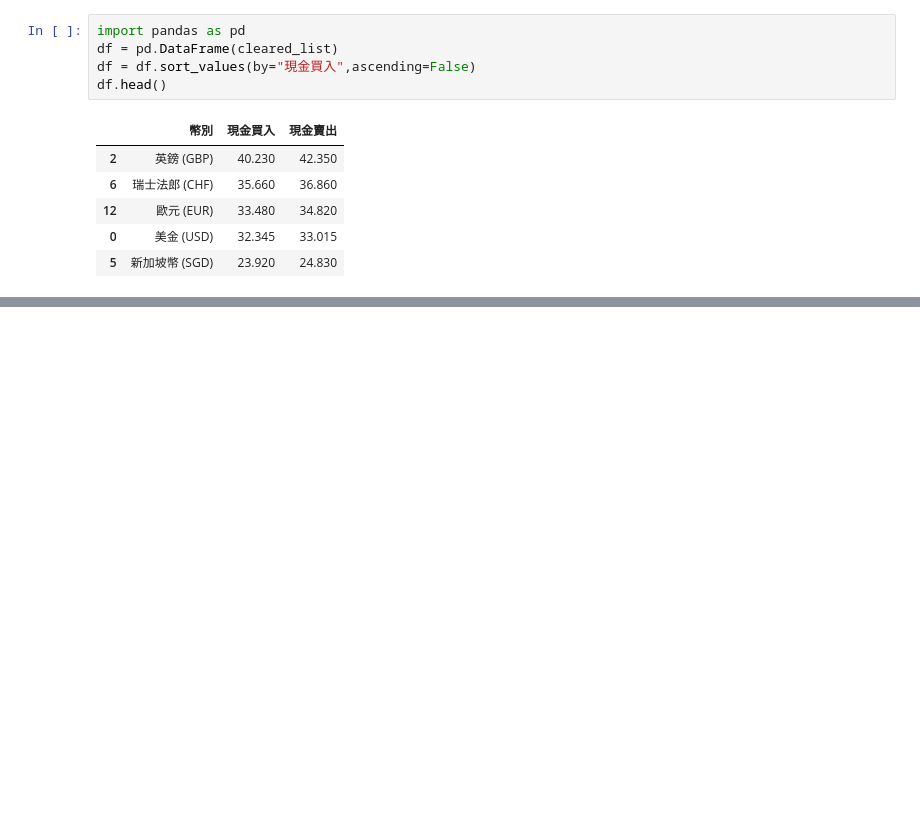
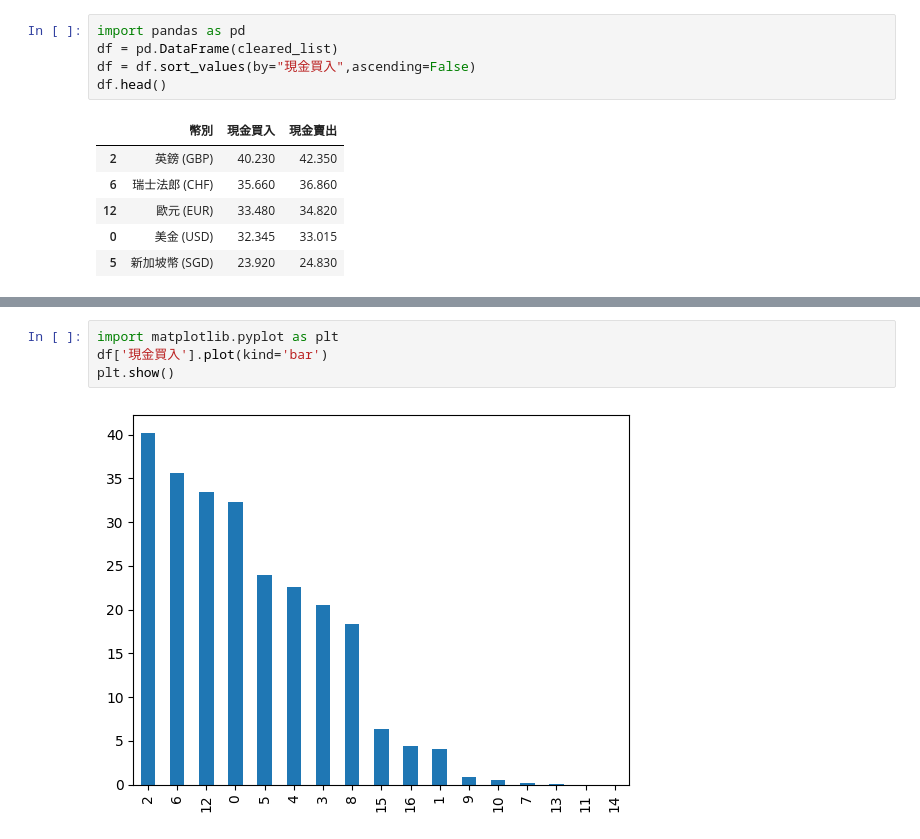
Before and after one commit to crelight0/python_analysis, a Jupyter notebook: lesson6_2.ipynb, the cells around one changed output, grey strips where cells are left out. Drawn from its saved outputs; the diff is of its cells as text; blank space fills up the shorter version.

```diff
--- a/lesson6_2.ipynb
+++ b/lesson6_2.ipynb
@@ -257,0 +267,6 @@ df.head()
+# %%
+import matplotlib.pyplot as plt
+df['現金買入'].plot(kind='bar')
+plt.show()
+# %% [output]
+[figure, added]
```
Also changed, not shown: parts of 3 cells of this notebook.
